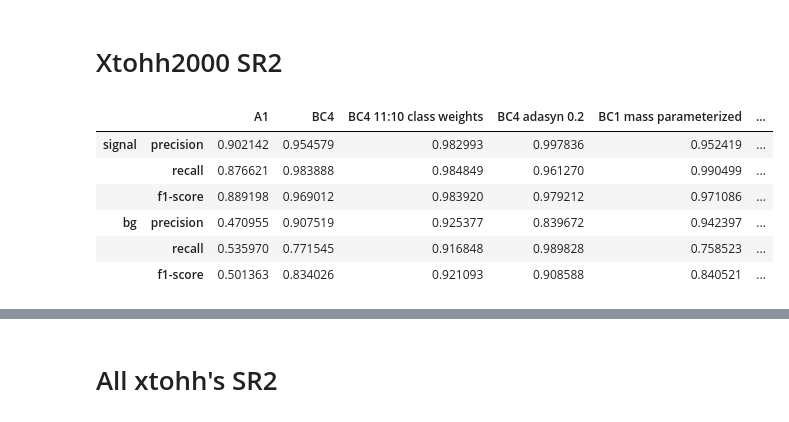
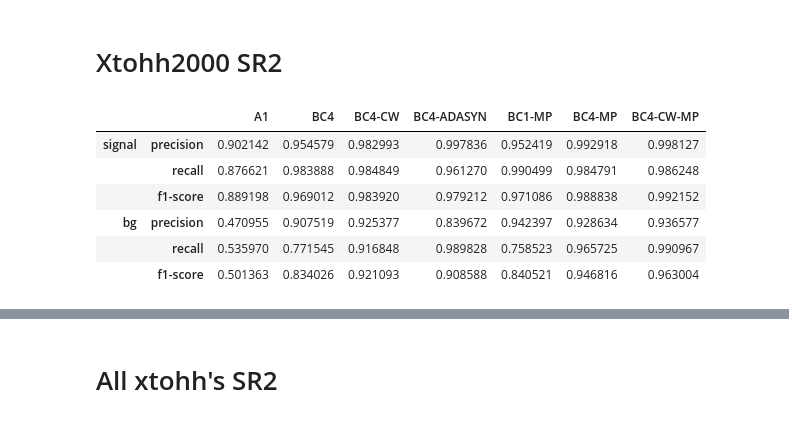
Before and after one commit to Jneror/BoostedDiHiggsDeepLearning, a Jupyter notebook: results/Oct-2020/ModelComparison.ipynb, the cells around one changed output, grey strips where cells are left out. Saved outputs shown, nothing was run; the diff lists cells and outputs as text; code cells hidden in the pictures.

```diff
--- a/results/Oct-2020/ModelComparison.ipynb
+++ b/results/Oct-2020/ModelComparison.ipynb
@@ -59,7 +67,7 @@ bc1_mass_param = {mass: get_scores_from_json(source_path, f"eval_BC1_{mass}_SR2_
 bc4_cw = get_scores_from_json(source_path, f"eval_BC4_bg11signal10_SR2_Oct2020.json")
 
 # Oversampling
-bc4_os = get_scores_from_json(source_path, f"eval_BC4_adasyn_20_SR2_fancybox=True, shadow=True, Oct2020.json")
+bc4_os = get_scores_from_json(source_path, f"eval_BC4_adasyn_20_SR2_Oct2020.json")
 
 # Mass Parameterized with Class weights
 bc4_cw_mp = {mass: get_scores_from_json(source_path, f"eval_BC4_{mass}_bg13signal10_SR2_MassParam_Oct2020.json") for mass in masses}
@@ -68,33 +76,33 @@ bc4_cw_mp = {mass: get_scores_from_json(source_path, f"eval_BC4_{mass}_bg13signa
 # %%
 xtohh2000 = pd.concat({
     "signal": pd.DataFrame({
         #'BC1': bc1['weighted_class_report']['1'],
         'A1': a1['weighted_class_report']['1'],
         'BC4': bc4['weighted_class_report']['1'],
-        'BC4 11:10 class weights': bc4_cw['weighted_class_report']['1'],
-        'BC4 adasyn 0.2': bc4_os['weighted_class_report']['1'],
-        'BC1 mass parameterized': bc1_mass_param[2000]['weighted_class_report']['1'],
-        'BC4 mass parameterized': bc4_mass_param[2000]['weighted_class_report']['1'],
-        'BC4 13:10 mass parmeterized': bc4_cw_mp[2000]['weighted_class_report']['1'],
+        'BC4-CW': bc4_cw['weighted_class_report']['1'],
+        'BC4-ADASYN': bc4_os['weighted_class_report']['1'],
+        'BC1-MP': bc1_mass_param[2000]['weighted_class_report']['1'],
+        'BC4-MP': bc4_mass_param[2000]['weighted_class_report']['1'],
+        'BC4-CW-MP': bc4_cw_mp[2000]['weighted_class_report']['1'],
     }),
     "bg": pd.DataFrame({
         #'BC1': bc1['weighted_class_report']['0'],
         'A1': a1['weighted_class_report']['0'],
         'BC4': bc4['weighted_class_report']['0'],
-        'BC4 11:10 class weights': bc4_cw['weighted_class_report']['0'],
-        'BC4 adasyn 0.2': bc4_os['weighted_class_report']['0'],
-        'BC1 mass parameterized': bc1_mass_param[2000]['weighted_class_report']['0'],
-        'BC4 mass parameterized': bc4_mass_param[2000]['weighted_class_report']['0'],
-        'BC4 13:10 mass parmeterized': bc4_cw_mp[2000]['weighted_class_report']['0'],
+        'BC4-CW': bc4_cw['weighted_class_report']['0'],
+        'BC4-ADASYN': bc4_os['weighted_class_report']['0'],
+        'BC1-MP': bc1_mass_param[2000]['weighted_class_report']['0'],
+        'BC4-MP': bc4_mass_param[2000]['weighted_class_report']['0'],
+        'BC4-CW-MP': bc4_cw_mp[2000]['weighted_class_report']['0'],
     })
 }).drop(index = "support", level = 1)
 xtohh2000
 # %% [output]
-|  |  | A1 | BC4 | BC4 11:10 class weights | BC4 adasyn 0.2 | BC1 mass parameterized | ... |
-| signal | precision | 0.902142 | 0.954579 | 0.982993 | 0.997836 | 0.952419 | ... |
-|  | recall | 0.876621 | 0.983888 | 0.984849 | 0.961270 | 0.990499 | ... |
-|  | f1-score | 0.889198 | 0.969012 | 0.983920 | 0.979212 | 0.971086 | ... |
-| bg | precision | 0.470955 | 0.907519 | 0.925377 | 0.839672 | 0.942397 | ... |
-|  | recall | 0.535970 | 0.771545 | 0.916848 | 0.989828 | 0.758523 | ... |
-|  | f1-score | 0.501363 | 0.834026 | 0.921093 | 0.908588 | 0.840521 | ... |
+|  |  | A1 | BC4 | BC4-CW | BC4-ADASYN | BC1-MP | BC4-MP | BC4-CW-MP |
+| signal | precision | 0.902142 | 0.954579 | 0.982993 | 0.997836 | 0.952419 | 0.992918 | 0.998127 |
+|  | recall | 0.876621 | 0.983888 | 0.984849 | 0.961270 | 0.990499 | 0.984791 | 0.986248 |
+|  | f1-score | 0.889198 | 0.969012 | 0.983920 | 0.979212 | 0.971086 | 0.988838 | 0.992152 |
+| bg | precision | 0.470955 | 0.907519 | 0.925377 | 0.839672 | 0.942397 | 0.928634 | 0.936577 |
+|  | recall | 0.535970 | 0.771545 | 0.916848 | 0.989828 | 0.758523 | 0.965725 | 0.990967 |
+|  | f1-score | 0.501363 | 0.834026 | 0.921093 | 0.908588 | 0.840521 | 0.946816 | 0.963004 |
 # %%
```
Also changed, not shown: parts of 5 cells of this notebook, 6 other files.
